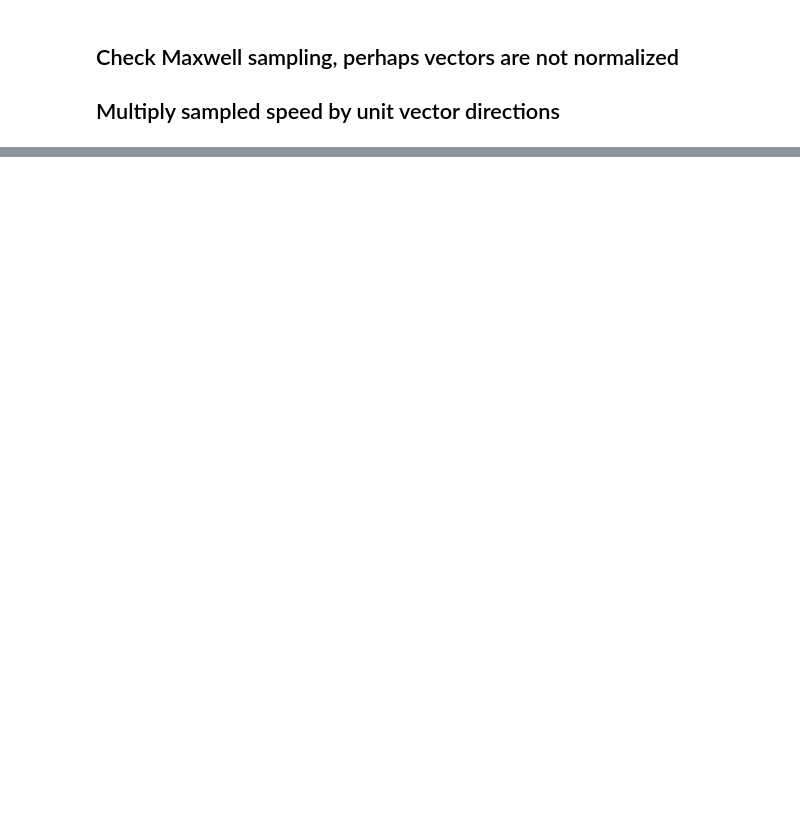
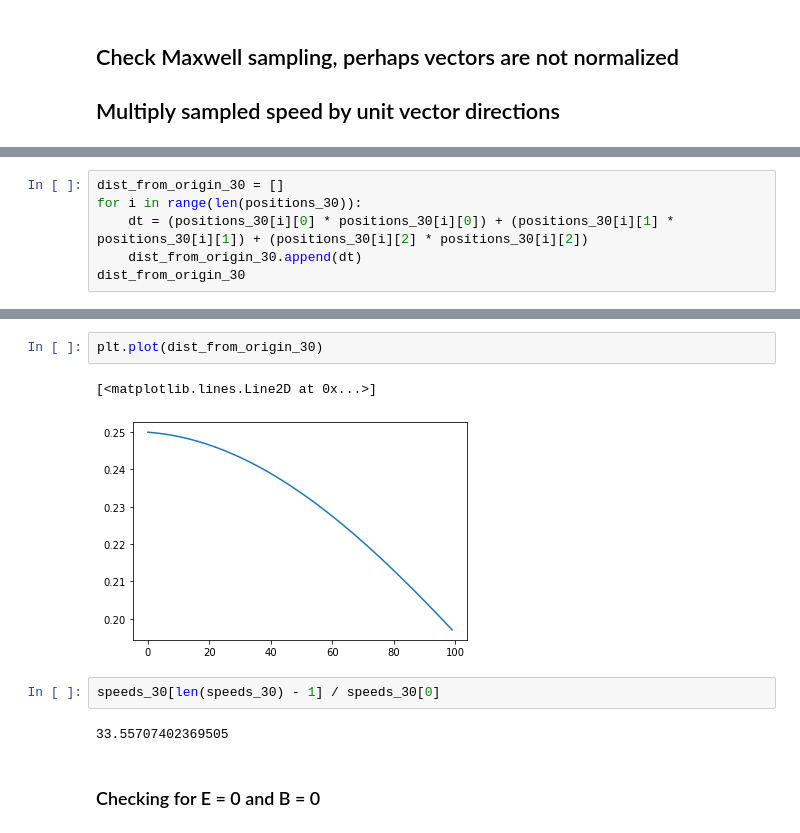
Before and after one commit to 18BME2104/MagneticMirror, a Jupyter notebook: notebooks/simulation.ipynb, the cells around one changed output, grey strips where cells are left out. Saved outputs shown, nothing was run; the diff lists cells and outputs as text; blank space fills up the shorter version.

```diff
--- a/notebooks/simulation.ipynb
+++ b/notebooks/simulation.ipynb
@@ -53,0 +200,6 @@ run.update_batch_with_unchanging_fields(self, index, dT, stepT, argsE, argsB)
+# %%
+dist_from_origin_30 = []
+for i in range(len(positions_30)):
+    dt = (positions_30[i][0] * positions_30[i][0]) + (positions_30[i][1] * positions_30[i][1]) + (positions_30[i][2] * positions_30[i][2])
+    dist_from_origin_30.append(dt)
+dist_from_origin_30
@@ -53,0 +229,11 @@ run.update_batch_with_unchanging_fields(self, index, dT, stepT, argsE, argsB)
+# %%
+plt.plot(dist_from_origin_30)
+# %% [output]
+[<matplotlib.lines.Line2D at 0x...>]
+[figure, added]
+# %%
+speeds_30[len(speeds_30) - 1] / speeds_30[0]
+# %% [output]
+33.55707402369505
+# %% [markdown]
+### Checking for E = 0 and B = 0
```
Also changed, not shown: parts of 27 cells of this notebook, 7 other files.
